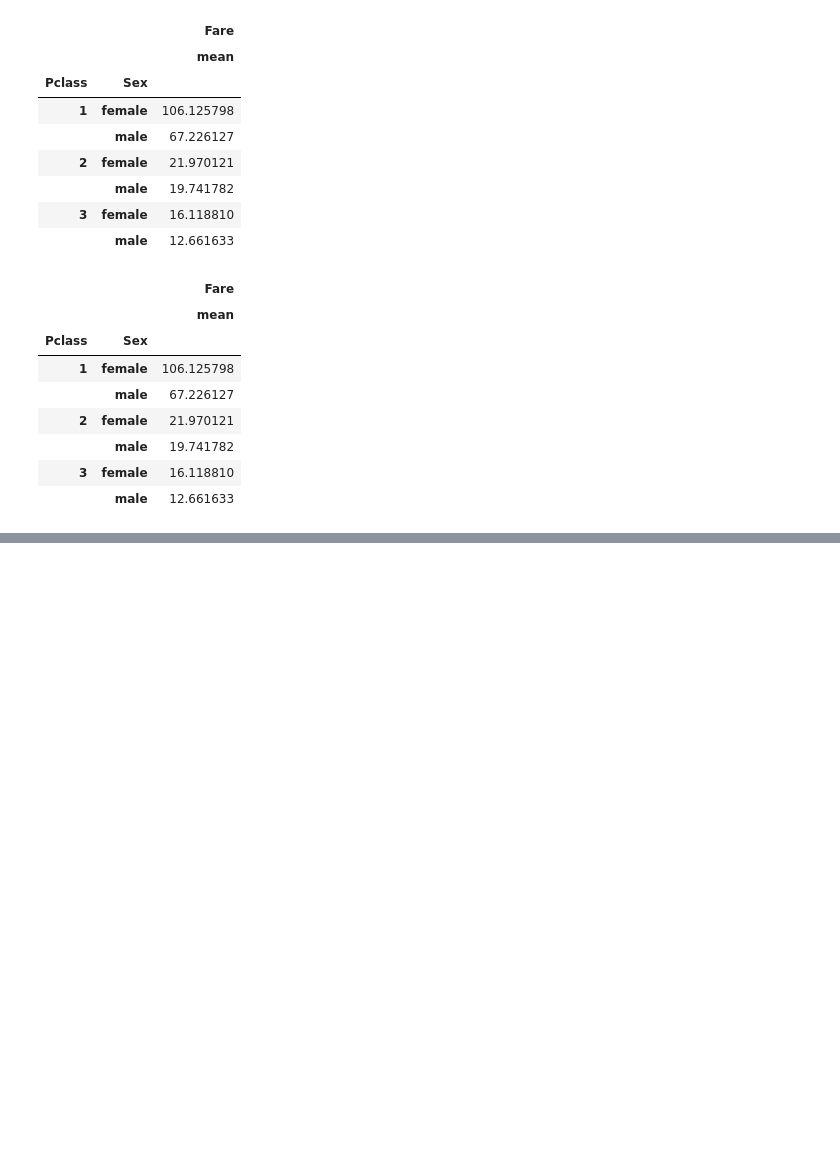
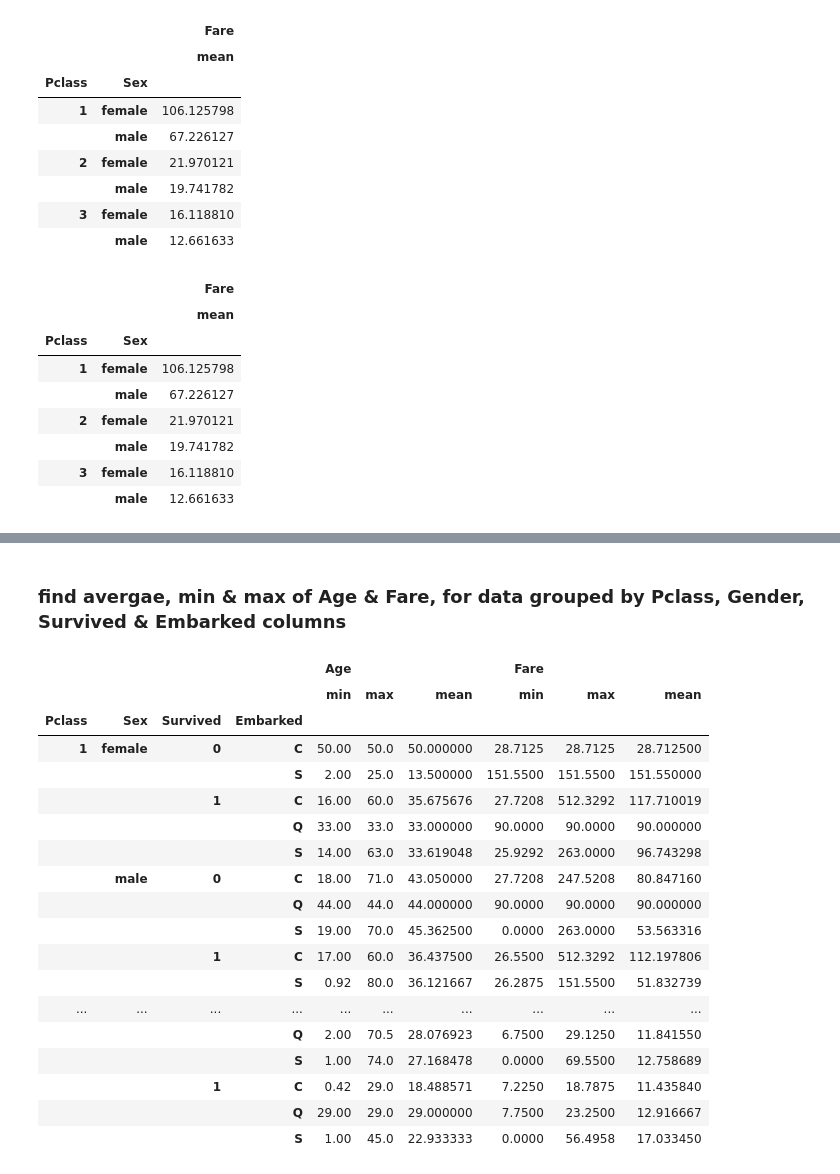
Before and after one commit to amittyagi350tr/PythonDABatch, a Jupyter notebook: day4/day4.ipynb, the cells around one changed output, grey strips where cells are left out. Cells and saved outputs as stored; diff of their text form; code cells hidden in the pictures; blank space fills up the shorter version.

```diff
--- a/day4/day4.ipynb
+++ b/day4/day4.ipynb
@@ -97,0 +126,30 @@ df.groupby(   [ "Pclass", "Sex"  ]   ) [  ["Fare"]  ].agg( ["mean"]  )
+# %% [markdown]
+### find avergae, min & max of Age & Fare, for data grouped by Pclass, Gender, Survived & Embarked columns
+# %%
+cols = ["Pclass","Sex", "Survived", "Embarked"]
+
+values = ["Age","Fare"]
+
+operations = ["min","max", "mean"]
+
+df.groupby(    cols    )[    values   ].agg(      operations     )
+# %% [output]
+|  |  |  |  | Age |  |  | Fare |  |  |
+|  |  |  |  | min | max | mean | min | max | mean |
+| Pclass | Sex | Survived | Embarked |  |  |  |  |  |  |
+| 1 | female | 0 | C | 50.00 | 50.0 | 50.000000 | 28.7125 | 28.7125 | 28.712500 |
+|  |  |  | S | 2.00 | 25.0 | 13.500000 | 151.5500 | 151.5500 | 151.550000 |
+|  |  | 1 | C | 16.00 | 60.0 | 35.675676 | 27.7208 | 512.3292 | 117.710019 |
+|  |  |  | Q | 33.00 | 33.0 | 33.000000 | 90.0000 | 90.0000 | 90.000000 |
+|  |  |  | S | 14.00 | 63.0 | 33.619048 | 25.9292 | 263.0000 | 96.743298 |
+|  | male | 0 | C | 18.00 | 71.0 | 43.050000 | 27.7208 | 247.5208 | 80.847160 |
+|  |  |  | Q | 44.00 | 44.0 | 44.000000 | 90.0000 | 90.0000 | 90.000000 |
+|  |  |  | S | 19.00 | 70.0 | 45.362500 | 0.0000 | 263.0000 | 53.563316 |
+|  |  | 1 | C | 17.00 | 60.0 | 36.437500 | 26.5500 | 512.3292 | 112.197806 |
+|  |  |  | S | 0.92 | 80.0 | 36.121667 | 26.2875 | 151.5500 | 51.832739 |
+| ... | ... | ... | ... | ... | ... | ... | ... | ... | ... |
+|  |  |  | Q | 2.00 | 70.5 | 28.076923 | 6.7500 | 29.1250 | 11.841550 |
+|  |  |  | S | 1.00 | 74.0 | 27.168478 | 0.0000 | 69.5500 | 12.758689 |
+|  |  | 1 | C | 0.42 | 29.0 | 18.488571 | 7.2250 | 18.7875 | 11.435840 |
+|  |  |  | Q | 29.00 | 29.0 | 29.000000 | 7.7500 | 23.2500 | 12.916667 |
+|  |  |  | S | 1.00 | 45.0 | 22.933333 | 0.0000 | 56.4958 | 17.033450 |
```
Also changed, not shown: parts of 13 cells of this notebook, 1 other file.
